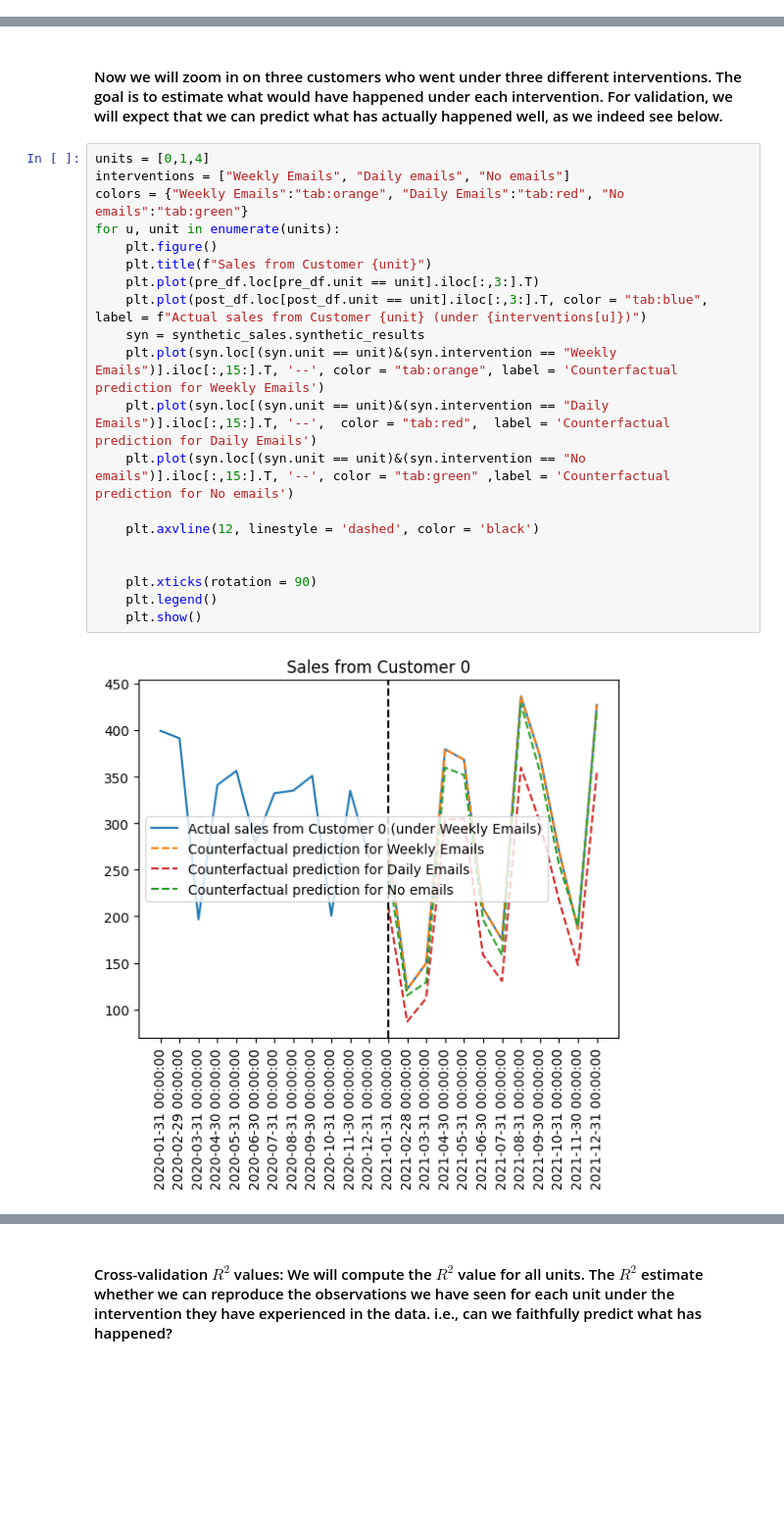
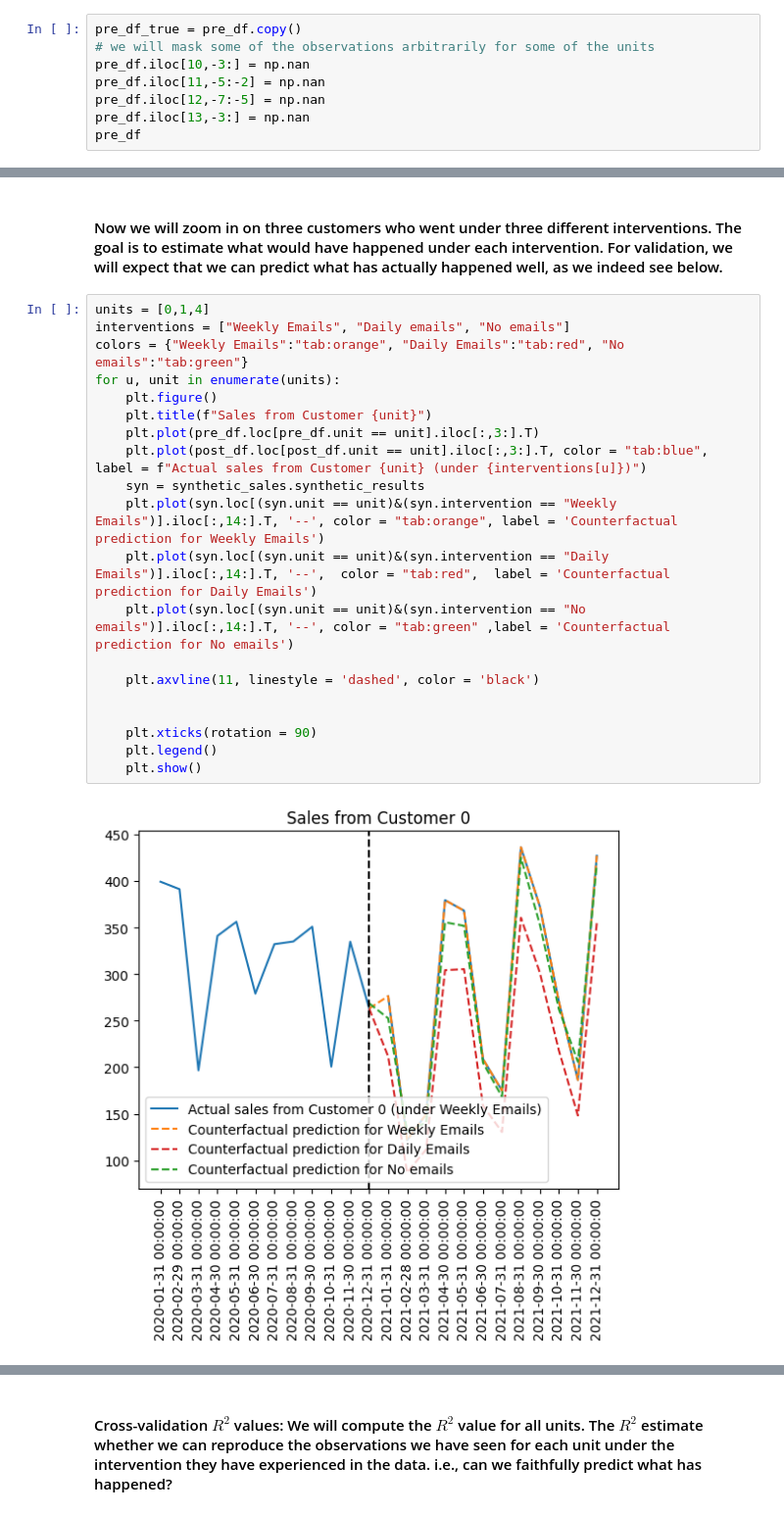
Before and after one commit to AbdullahO/Synthetic-Interventions, a Jupyter notebook: example/synthetic example.ipynb, the cells around one changed output, grey strips where cells are left out. Shown at 98% size. Drawn from its saved outputs; the diff is of its cells as text; blank space fills up the shorter version.

```diff
--- a/example/synthetic example.ipynb
+++ b/example/synthetic example.ipynb
@@ -47,3 +47,11 @@ post_df.head()
 | 2 | 2 | Weekly Emails | monthly_sales | 161.208144 | 86.821626 | 99.082772 | ... |
 | 3 | 3 | Daily Emails | monthly_sales | 159.405269 | 111.114775 | 100.591129 | ... |
 | 4 | 4 | No emails | monthly_sales | 103.011890 | 64.683385 | 72.892500 | ... |
+# %%
+pre_df_true = pre_df.copy()
+# we will mask some of the observations arbitrarily for some of the units
+pre_df.iloc[10,-3:] = np.nan
+pre_df.iloc[11,-5:-2] = np.nan
+pre_df.iloc[12,-7:-5] = np.nan
+pre_df.iloc[13,-3:] = np.nan
+pre_df
@@ -91,22 +113,22 @@ post_df.head()
 # %%
 units = [0,1,4]
 interventions = ["Weekly Emails", "Daily emails", "No emails"]
 colors = {"Weekly Emails":"tab:orange", "Daily Emails":"tab:red", "No emails":"tab:green"}
 for u, unit in enumerate(units):
     plt.figure()
     plt.title(f"Sales from Customer {unit}")
     plt.plot(pre_df.loc[pre_df.unit == unit].iloc[:,3:].T)
     plt.plot(post_df.loc[post_df.unit == unit].iloc[:,3:].T, color = "tab:blue", label = f"Actual sales from Customer {unit} (under {interventions[u]})")
     syn = synthetic_sales.synthetic_results
-    plt.plot(syn.loc[(syn.unit == unit)&(syn.intervention == "Weekly Emails")].iloc[:,15:].T, '--', color = "tab:orange", label = 'Counterfactual prediction for Weekly Emails')
-    plt.plot(syn.loc[(syn.unit == unit)&(syn.intervention == "Daily Emails")].iloc[:,15:].T, '--',  color = "tab:red",  label = 'Counterfactual prediction for Daily Emails')
-    plt.plot(syn.loc[(syn.unit == unit)&(syn.intervention == "No emails")].iloc[:,15:].T, '--', color = "tab:green" ,label = 'Counterfactual prediction for No emails')
+    plt.plot(syn.loc[(syn.unit == unit)&(syn.intervention == "Weekly Emails")].iloc[:,14:].T, '--', color = "tab:orange", label = 'Counterfactual prediction for Weekly Emails')
+    plt.plot(syn.loc[(syn.unit == unit)&(syn.intervention == "Daily Emails")].iloc[:,14:].T, '--',  color = "tab:red",  label = 'Counterfactual prediction for Daily Emails')
+    plt.plot(syn.loc[(syn.unit == unit)&(syn.intervention == "No emails")].iloc[:,14:].T, '--', color = "tab:green" ,label = 'Counterfactual prediction for No emails')
 
-    plt.axvline(12, linestyle = 'dashed', color = 'black')
+    plt.axvline(11, linestyle = 'dashed', color = 'black')
 
 
     plt.xticks(rotation = 90)
     plt.legend()
     plt.show()
 # %% [output]
-[figure, old version]
+[figure, new version]
```
Also changed, not shown: parts of 16 cells of this notebook.
